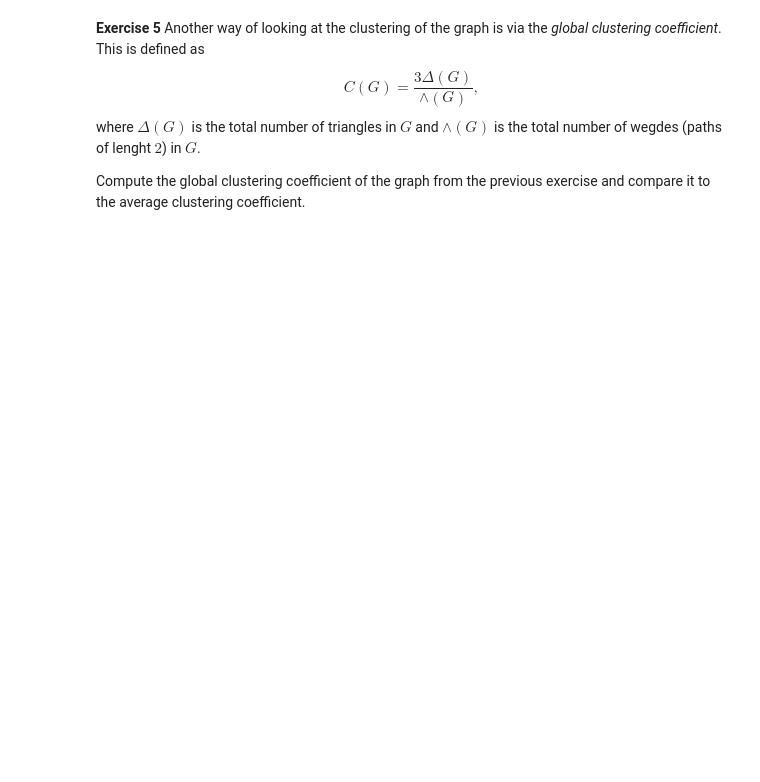
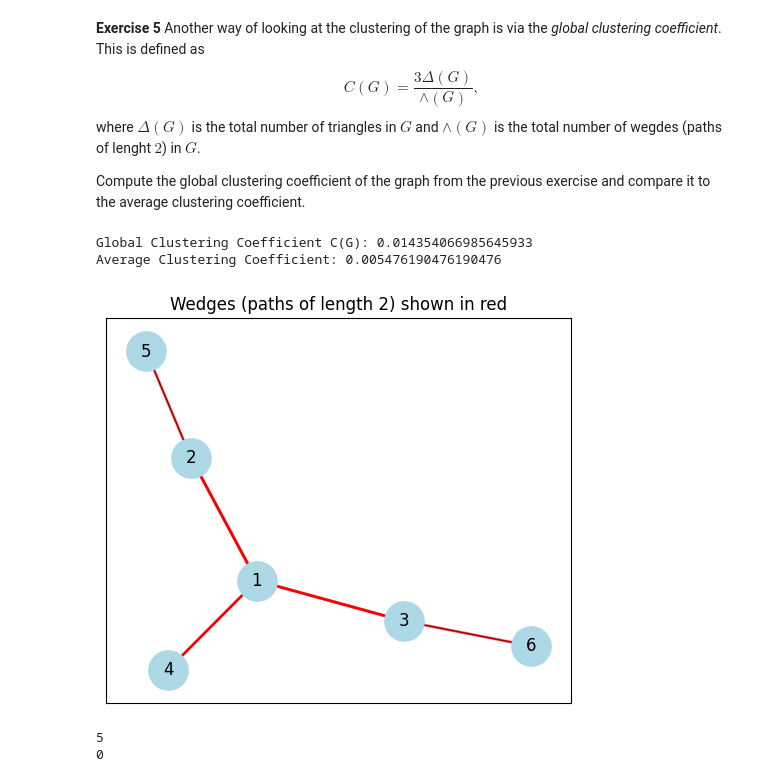
Before and after one commit to lucazini03/Network-Statistics, a Jupyter notebook: Network_Properties.ipynb, the cells around one changed output. Cells and saved outputs as stored; diff of their text form; code cells hidden in the pictures; blank space fills up the shorter version.

```diff
--- a/Network_Properties.ipynb
+++ b/Network_Properties.ipynb
@@ -450,4 +454,65 @@ where $\Delta(G)$ is the total number of triangles in $G$ and $\wedge(G)$ is the
 
 Compute the global clustering coefficient of the graph from the previous exercise and compare it to the average clustering coefficient.
 # %%
-### Solution
+G2 = nx.erdos_renyi_graph(100, 0.02)
+
+# Compute global clustering coefficient
+triangles_per_node = nx.triangles(G2)
+total_triangles = sum(triangles_per_node.values()) // 3 #divided by 3 (since each triangle is counted three times, once for each node).
+
+wedges = 0
+for node in G2.nodes():
+    k = G2.degree(node)
+    wedges += k * (k-1) // 2 #binomial. if a node has degree k, it means that it has k neighbors, and therefore (k 2) possible wedges centered on that node.
+
+if wedges == 0:
+    global_clustering = 0
+else:
+    global_clustering = (3 * total_triangles) / wedges
+
+# Compute average clustering coefficient
+avg_clustering = nx.average_clustering(G2)
+
+print("Global Clustering Coefficient C(G):", global_clustering)
+print("Average Clustering Coefficient:", avg_clustering)
+# %% [output]
+Global Clustering Coefficient C(G): 0.014354066985645933
+Average Clustering Coefficient: 0.005476190476190476
+# %%
+import networkx as nx
+import matplotlib.pyplot as plt
+from itertools import combinations
+
+# Small toy graph
+G = nx.Graph()
+edges = [(1,2),(1,3),(1,4),(2,5),(3,6)]
+G.add_edges_from(edges)
+
+# Layout for visualization
+pos = nx.spring_layout(G, seed=1)
+
+# Draw base graph
+plt.figure(figsize=(6,5))
+nx.draw_networkx(G, pos, with_labels=True, node_color="lightblue", node_size=800)
+
+# Highlight wedges: for each node, pick all pairs of neighbors
+for v in G.nodes():
+    neighbors = list(G.neighbors(v))
+    for u, w in combinations(neighbors, 2):   # all neighbor pairs
+        # Draw the wedge edges in red
+        nx.draw_networkx_edges(G, pos, edgelist=[(v,u),(v,w)], edge_color="red", width=2, alpha=0.6)
+
+plt.title("Wedges (paths of length 2) shown in red")
+plt.show()
+# %% [output]
+[figure, added]
+# %%
+wedges = 0
+for node in G.nodes():
+    k = G.degree(node)
+    wedges += k * (k-1) // 2 #binomial. if a node has degree k, it means that it has k neighbors, and therefore (k 2) possible wedges centered on that node.
+
+print(wedges)
+# %% [output]
+5
+0
```
Also changed, not shown: parts of 7 cells of this notebook.
